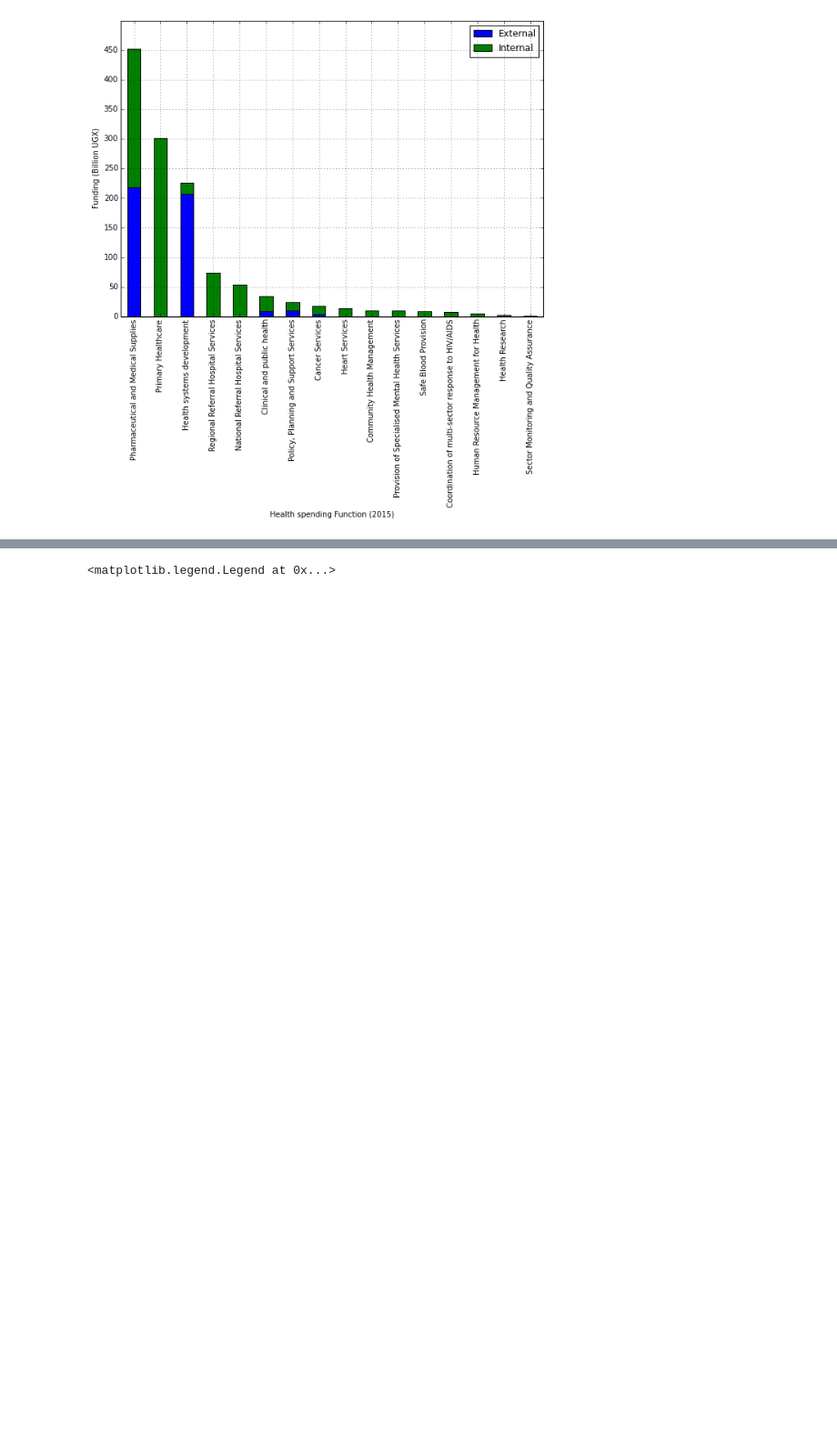
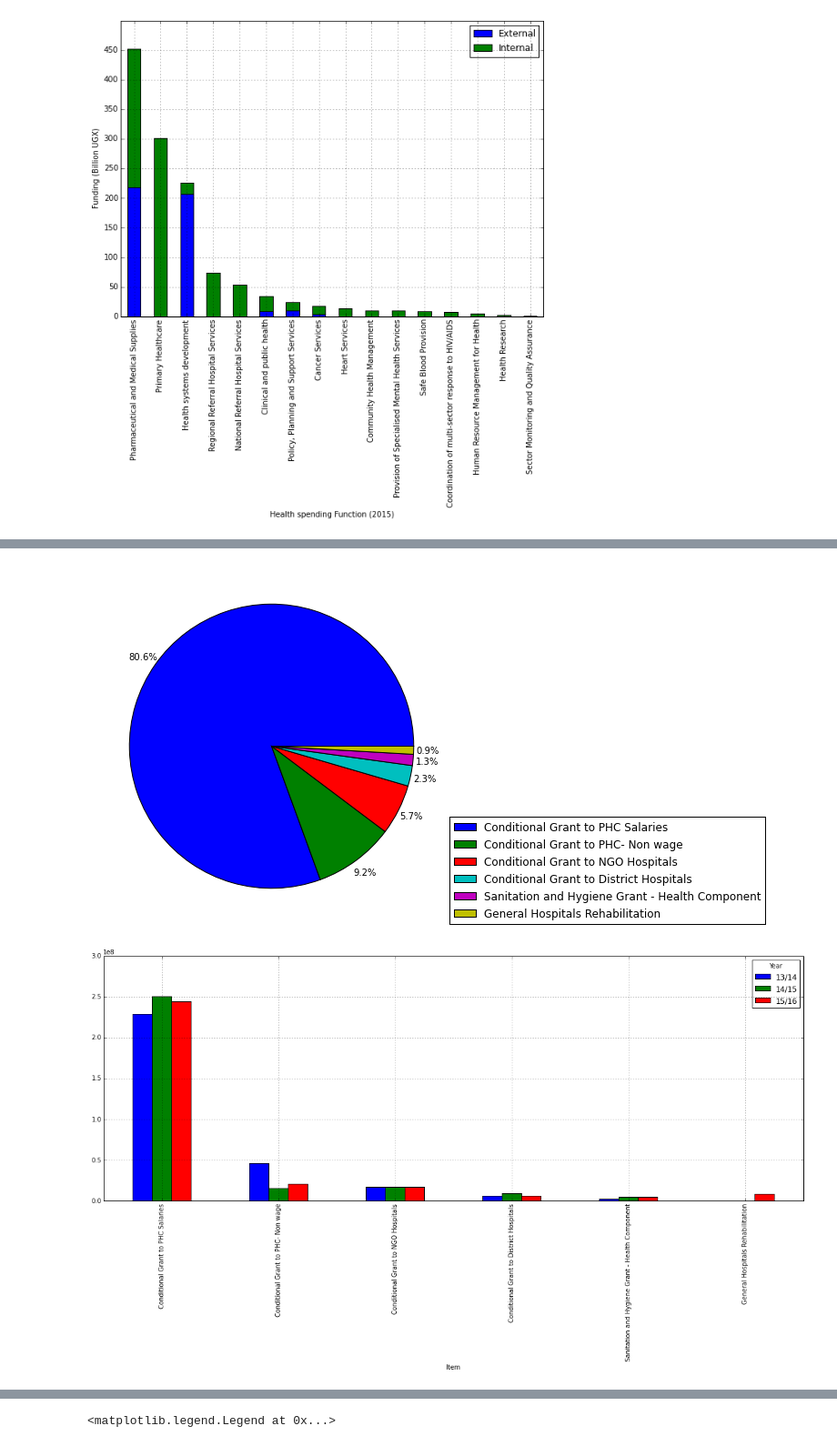
Before and after one commit to forsakendaemon/uganda, a Jupyter notebook: Uganda Health Financing.ipynb, the cells around one changed output, grey strips where cells are left out. Shown: that part at 91% size. Saved outputs shown, nothing was run; the diff lists cells and outputs as text; code cells hidden in the pictures; blank space fills up the shorter version.

```diff
--- a/Uganda Health Financing.ipynb
+++ b/Uganda Health Financing.ipynb
@@ -94 +110,20 @@ plotpmsc.legend(["13/14", "14/15", "15/16"])
+# %%
+health_budget_phc = health_budget[health_budget['Function'] == "Primary Healthcare"].groupby(['Item','Year']).aggregate(np.sum).unstack().fillna(0)
+health_budget_phc['sum'] = health_budget_phc.Amount['13/14'] + health_budget_phc.Amount['14/15'] + health_budget_phc.Amount['15/16']
+health_budget_phc_sum = health_budget_phc.sort(columns=['sum'], ascending=False)
+health_budget_phc_sum = health_budget_phc_sum[health_budget_phc_sum['sum'] > 0]
+plothbpa = health_budget_phc_sum["sum"].plot(kind="pie", figsize=(7,7), autopct='%1.1f%%', pctdistance=1.1, subplots=False, labels=None)
+plothbpa.set_ylabel("")
+plothbpa.legend(health_budget_phc_sum['sum'].keys().values, loc=(1,0))
+
+health_budget_phc = health_budget_phc_sum.drop("sum", axis=1)
+plothbc = health_budget_phc.Amount.plot(kind="bar", figsize=(20,7))
+plothbp.set_yticks(np.arange(0,25*1e6, 5*1e6))
+plothbp.set_yticklabels(np.arange(0,25, 5))
+plothbp.set_ylabel("Funding (Billion UGX)")
+plothbp.set_xlabel('')
+plothbp.legend(title=None);
+# %% [output]
+[figure, added]
+[figure, added]
 # %% [markdown]
```
Also changed, not shown: parts of 27 cells of this notebook, 4 other files.
